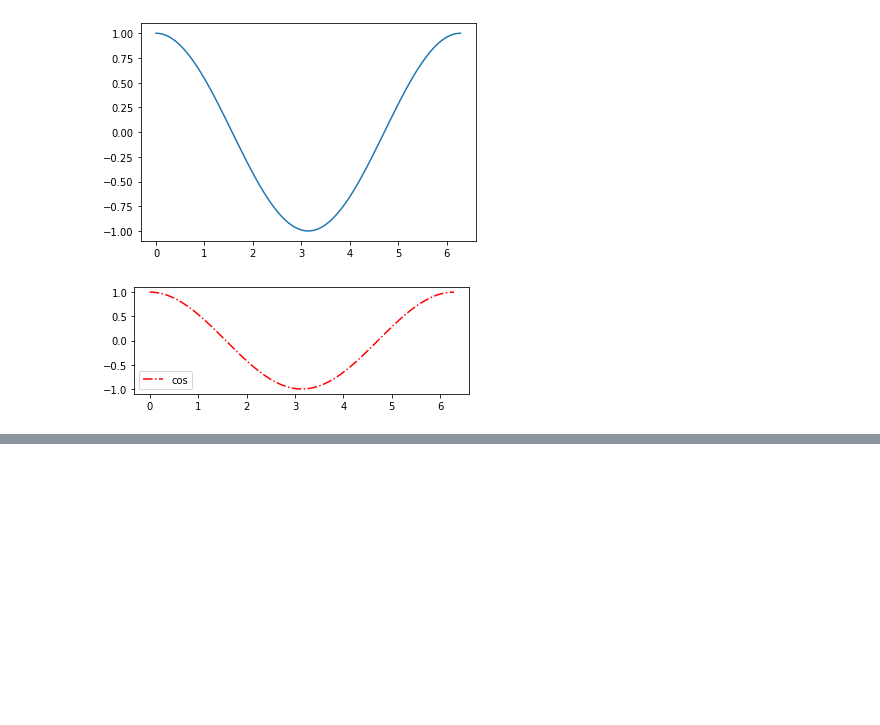
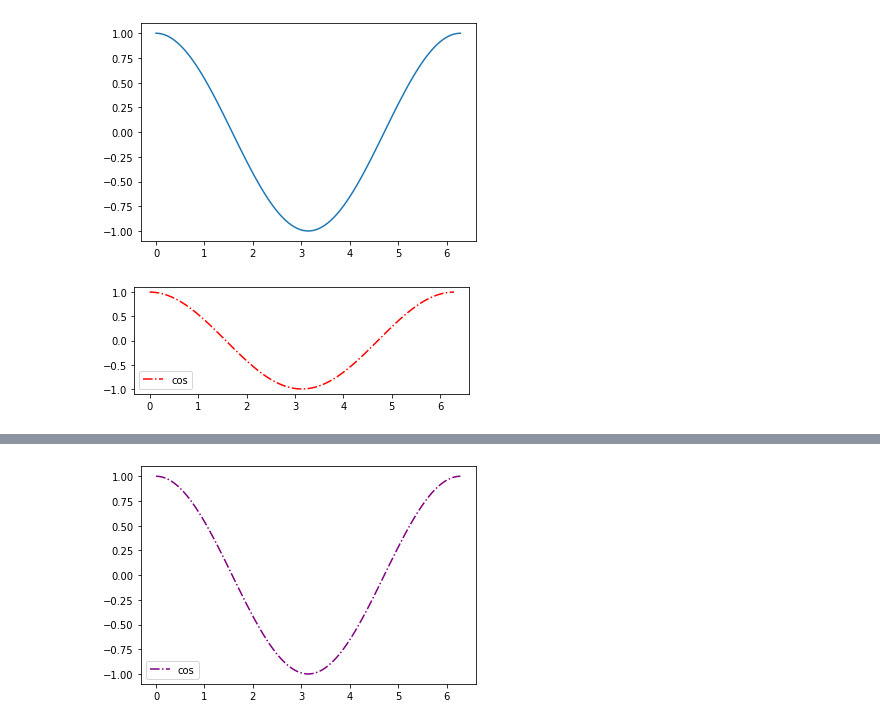
Before and after one commit to adhityabonor/Project_01, a Jupyter notebook: Python_for_Data_Science.ipynb, the cells around one changed output, grey strips where cells are left out. Cells and saved outputs as stored; diff of their text form; code cells hidden in the pictures; blank space fills up the shorter version.

```diff
--- a/Python_for_Data_Science.ipynb
+++ b/Python_for_Data_Science.ipynb
@@ -24,0 +33,7 @@ _ = ax.legend()
+# %%
+fig, ax = plt.subplots()
+_ = ax.plot(x,cos_x, markersize=20, linestyle="-.",
+            color = 'purple', label='cos')
+_ = ax.legend()
+# %% [output]
+[figure, added]
```
Also changed, not shown: parts of 1 cell of this notebook.
